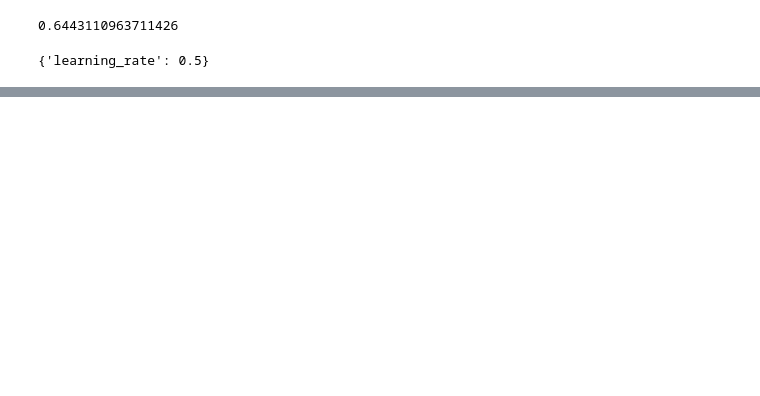
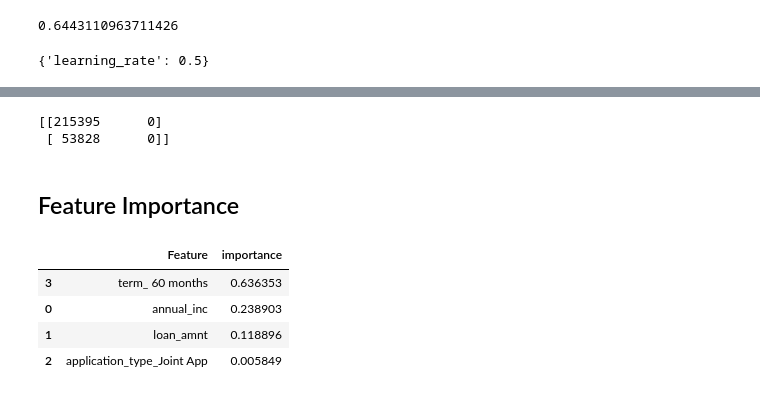
Before and after one commit to jel476/Loan-Capstone, a Jupyter notebook: Code.ipynb, the cells around one changed output, grey strips where cells are left out. Saved outputs shown, nothing was run; the diff lists cells and outputs as text; code cells hidden in the pictures; blank space fills up the shorter version.

```diff
--- a/Code.ipynb
+++ b/Code.ipynb
@@ -399,0 +431,19 @@ grid_search_gb.best_params_
+# %%
+print(confusion_matrix(y_test, gb_pred))
+# %% [output]
+[[215395      0]
+ [ 53828      0]]
+# %% [markdown]
+## Feature Importance
+# %%
+Features = pd.concat([pd.DataFrame(loan_t1_cat.columns[0:]),pd.DataFrame(np.transpose(grid_search_gb.best_estimator_.feature_importances_))], axis = 1)
+
+Features.columns = ['Feature', 'importance']
+
+Features.sort_values(by=['importance'], ascending= False).head()
+# %% [output]
+|  | Feature | importance |
+| 3 | term_ 60 months | 0.636353 |
+| 0 | annual_inc | 0.238903 |
+| 1 | loan_amnt | 0.118896 |
+| 2 | application_type_Joint App | 0.005849 |
```
Also changed, not shown: parts of 7 cells of this notebook.
